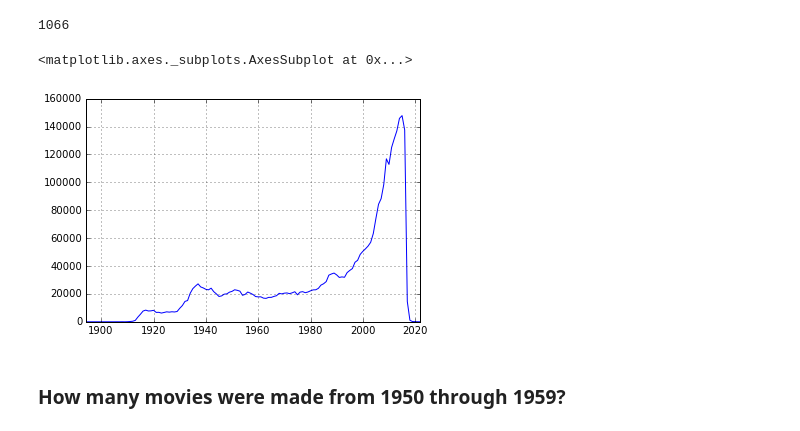
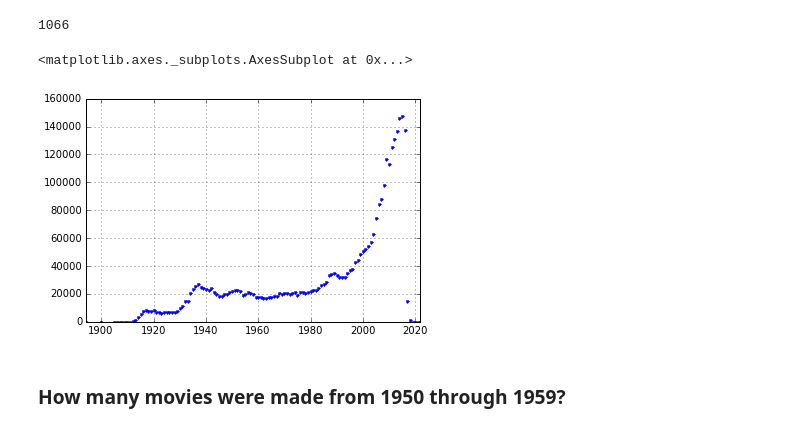
Before and after one commit to hjerpe/pycon-pandas-tutorial, a Jupyter notebook: Exercises-1.ipynb, the cells around one changed output. Saved outputs shown, nothing was run; the diff lists cells and outputs as text; code cells hidden in the pictures.

```diff
--- a/Exercises-1.ipynb
+++ b/Exercises-1.ipynb
@@ -144,10 +144,11 @@ df_unique_title_years = df_title_years.drop_duplicates()
 1066
 # %%
 type(df_title_years.year.value_counts())
-df_title_years.year.value_counts().sort_index().plot()
+df_title_years.year.value_counts().sort_index().plot(
+    style='.')
 # %% [output]
 <matplotlib.axes._subplots.AxesSubplot at 0x...>
-[figure, old version]
+[figure, new version]
 # %% [markdown]
 ### How many movies were made from 1950 through 1959?
 # %%
```
Also changed, not shown: parts of 2 cells of this notebook.
